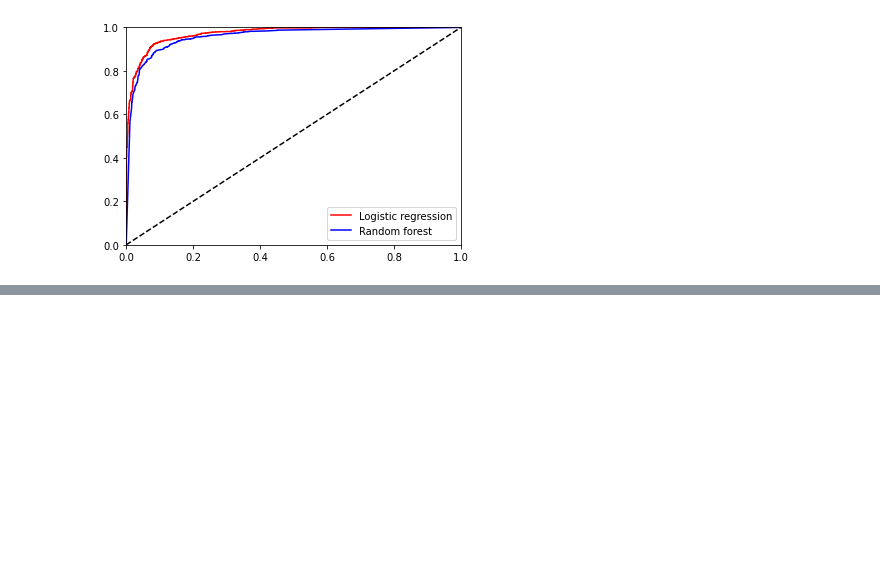
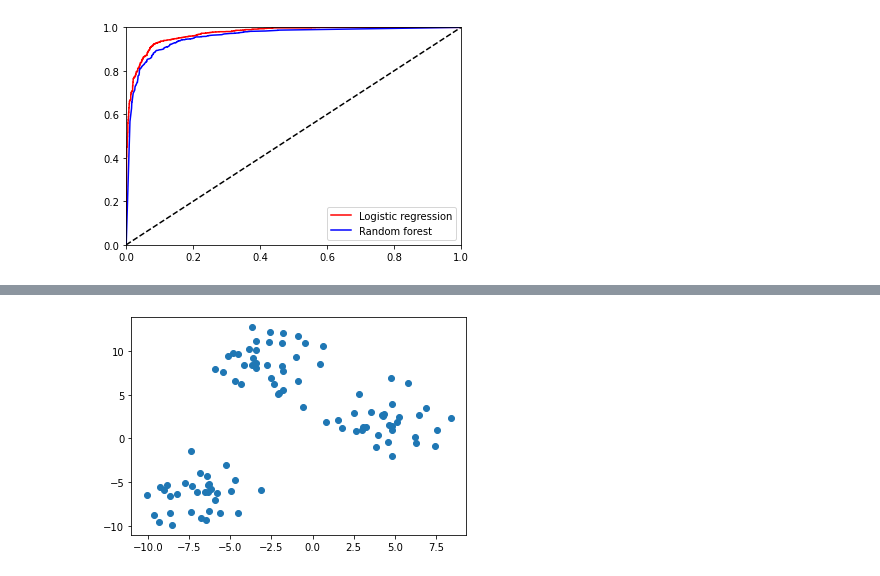
Before and after one commit to limweipin/mlpy_nov2021, a Jupyter notebook: day_3.ipynb, the cells around one changed output, grey strips where cells are left out. Saved outputs shown, nothing was run; the diff lists cells and outputs as text; code cells hidden in the pictures; blank space fills up the shorter version.

Commit message:
Added Elbow method

```diff
--- a/day_3.ipynb
+++ b/day_3.ipynb
@@ -842,0 +881,11 @@ weighted avg       0.92      0.92      0.92      2500
+# %%
+# Using elbow method to find the optimum number of clusters
+from sklearn.cluster import KMeans
+from sklearn.datasets import make_blobs
+import matplotlib.pyplot as plt
+
+X, y = make_blobs(centers=3, cluster_std=2, random_state=42)
+plt.scatter(X[:, 0], X[:, 1])
+plt.show()
+# %% [output]
+[figure, added]
```
Also changed, not shown: parts of 2 cells of this notebook.
